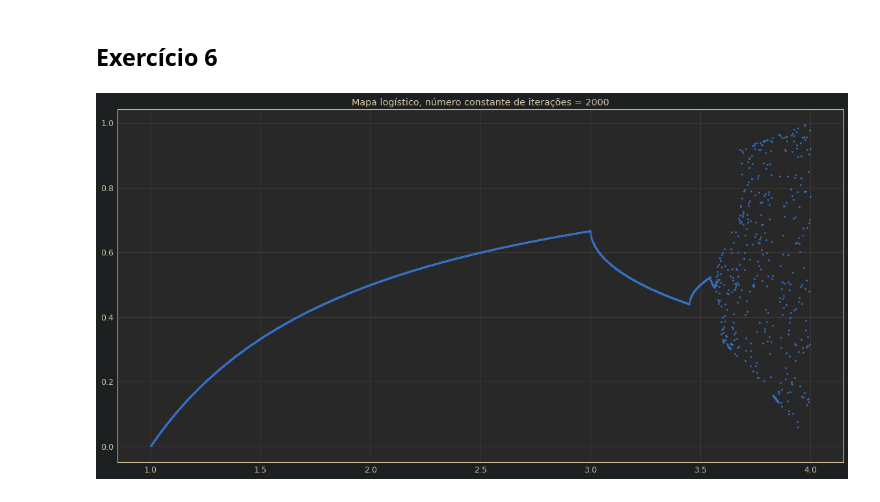
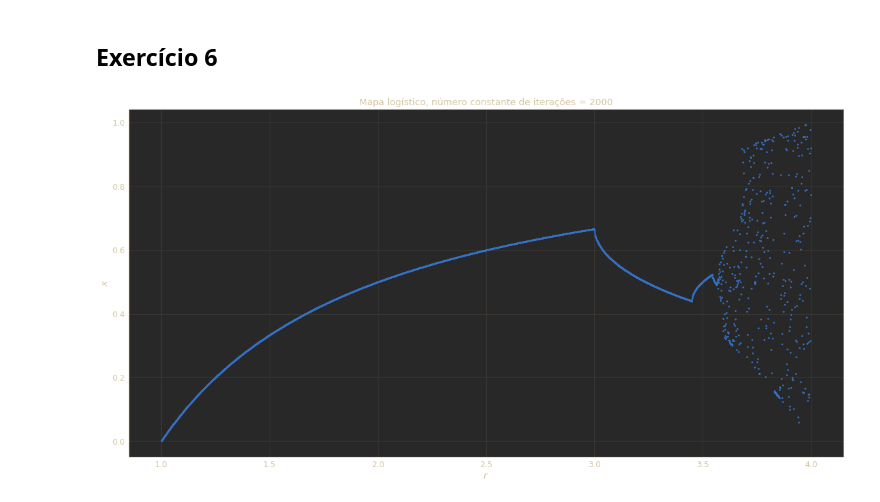
Before and after one commit to diogobgomes/FisicaComputacional, a Jupyter notebook: TP2/TP2.ipynb, the cells around one changed output. Saved outputs shown, nothing was run; the diff lists cells and outputs as text; code cells hidden in the pictures.

```diff
--- a/TP2/TP2.ipynb
+++ b/TP2/TP2.ipynb
@@ -192,28 +196,30 @@ plt.show()
 # %%
 # Mapa logístico, número constante de iterações
 
 def logistic_map(r, iter_num):
     # Create an x array equal to r
     x = 0.5 + 0.*r
 
     # Iterate iter_num times
     for i in range(iter_num):
         x = r*x*(1-x)
     return x
 
 iter_num = 2000 # Iteration number for each point, fixed
 
 # Create the display arrays
 r_array = np.arange(1,4,0.001)
 y_array = logistic_map(r_array,iter_num)
 
 # Draw the graph
 plt.figure(figsize=(20,10))
 plt.title("Mapa logístico, número constante de iterações = "+str(iter_num))
+plt.xlabel("$r$")
+plt.ylabel("$x$")
 plt.plot(r_array,y_array,'.')
 plt.show()
 # %% [output]
-[figure, old version]
+[figure, new version]
 # %%
 # Mapa logístico, número variável de iterações, versão 1
 
```
Also changed, not shown: parts of 12 cells of this notebook.
